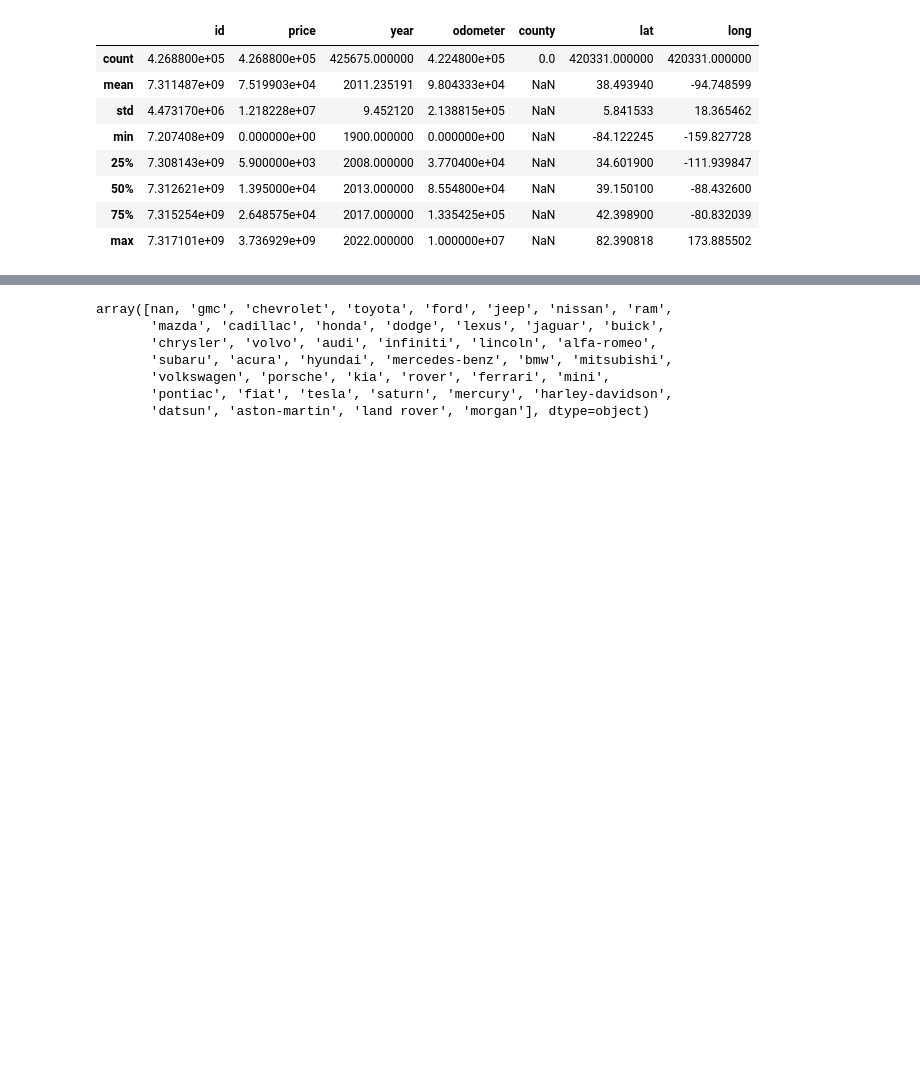
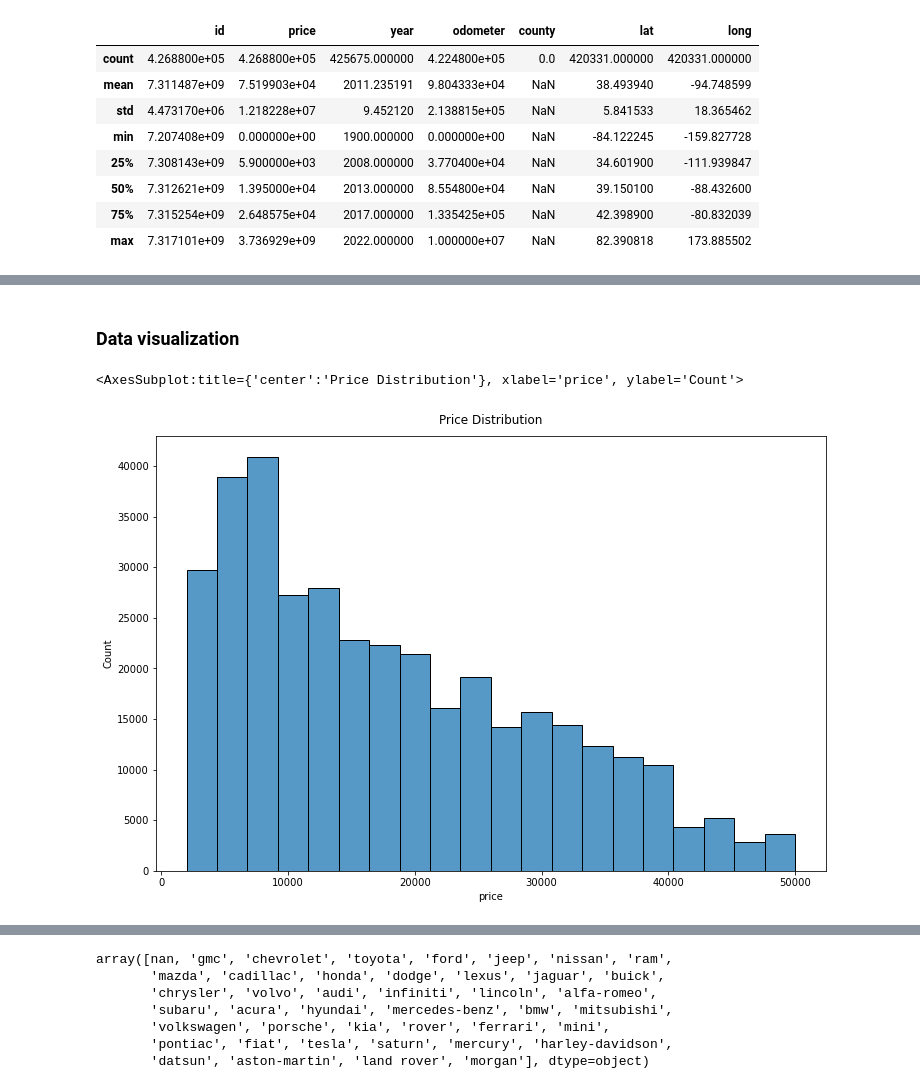
Before and after one commit to nadiahajrasiaa/Used_Car_Regression-1, a Jupyter notebook: UsedCars.ipynb, the cells around one changed output, grey strips where cells are left out. Cells and saved outputs as stored; diff of their text form; code cells hidden in the pictures; blank space fills up the shorter version.

Commit message:
Final Code of Used Car Price Prediction

```diff
--- a/UsedCars.ipynb
+++ b/UsedCars.ipynb
@@ -108,0 +91,3 @@ array([  nan, 2014., 2010., 2020., 2017., 2013., 2012., 2016., 2019.,
+# %%
+df = df.drop(['id','url','region','region_url','VIN','image_url','description','county','posting_date','state','model'],axis=1)
+df.head()
@@ -108,0 +125,3 @@ array([  nan, 2014., 2010., 2020., 2017., 2013., 2012., 2016., 2019.,
+# %%
+df = df.drop(['size'],axis=1)
+df.shape
@@ -108,0 +130,3 @@ array([  nan, 2014., 2010., 2020., 2017., 2013., 2012., 2016., 2019.,
+# %%
+df = df.dropna()
+df.shape
@@ -108,0 +164,11 @@ array([  nan, 2014., 2010., 2020., 2017., 2013., 2012., 2016., 2019.,
+# %% [markdown]
+### Data visualization
+# %%
+df_prc =df[(df.price >=2000) & (df.price <=50000)]
+# Then plot the distriution
+f, ax = plt.subplots(figsize=(12, 8))
+ax.set_title('Price Distribution', pad=12)
+sns.histplot(df_prc, x="price", stat='count', bins=20)
+# %% [output]
+<AxesSubplot:title={'center':'Price Distribution'}, xlabel='price', ylabel='Count'>
+[figure, added]
```
Also changed, not shown: parts of 155 cells of this notebook.
